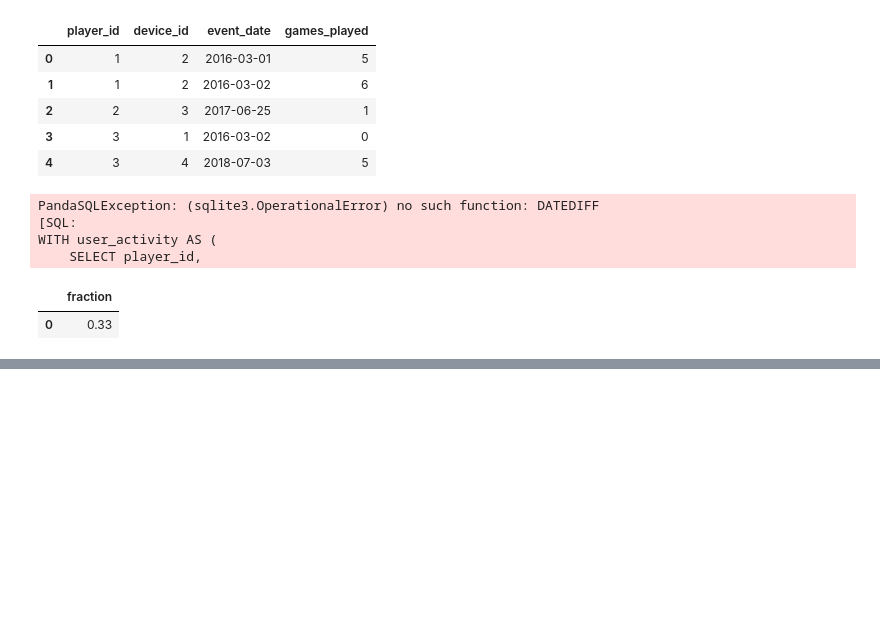
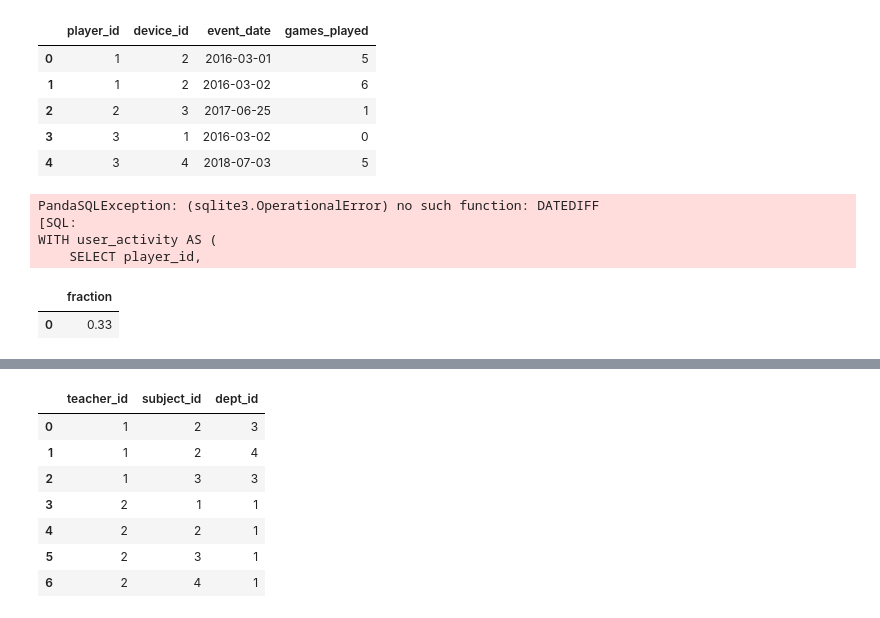
Before and after one commit to t7bo/SQL, a Jupyter notebook: SQL_exercices.ipynb, the cells around one changed output, grey strips where cells are left out. Drawn from its saved outputs; the diff is of its cells as text; code cells hidden in the pictures; blank space fills up the shorter version.

```diff
--- a/SQL_exercices.ipynb
+++ b/SQL_exercices.ipynb
@@ -1051,0 +1054,22 @@ psql.sqldf(query, locals())
+# %%
+# Dictionnaire représentant la table Teacher
+teacher_data = [
+    {"teacher_id": 1, "subject_id": 2, "dept_id": 3},
+    {"teacher_id": 1, "subject_id": 2, "dept_id": 4},
+    {"teacher_id": 1, "subject_id": 3, "dept_id": 3},
+    {"teacher_id": 2, "subject_id": 1, "dept_id": 1},
+    {"teacher_id": 2, "subject_id": 2, "dept_id": 1},
+    {"teacher_id": 2, "subject_id": 3, "dept_id": 1},
+    {"teacher_id": 2, "subject_id": 4, "dept_id": 1},
+]
+Teacher = pd.DataFrame(teacher_data)
+Teacher
+# %% [output]
+|  | teacher_id | subject_id | dept_id |
+| 0 | 1 | 2 | 3 |
+| 1 | 1 | 2 | 4 |
+| 2 | 1 | 3 | 3 |
+| 3 | 2 | 1 | 1 |
+| 4 | 2 | 2 | 1 |
+| 5 | 2 | 3 | 1 |
+| 6 | 2 | 4 | 1 |
```
Also changed, not shown: parts of 7 cells of this notebook.
